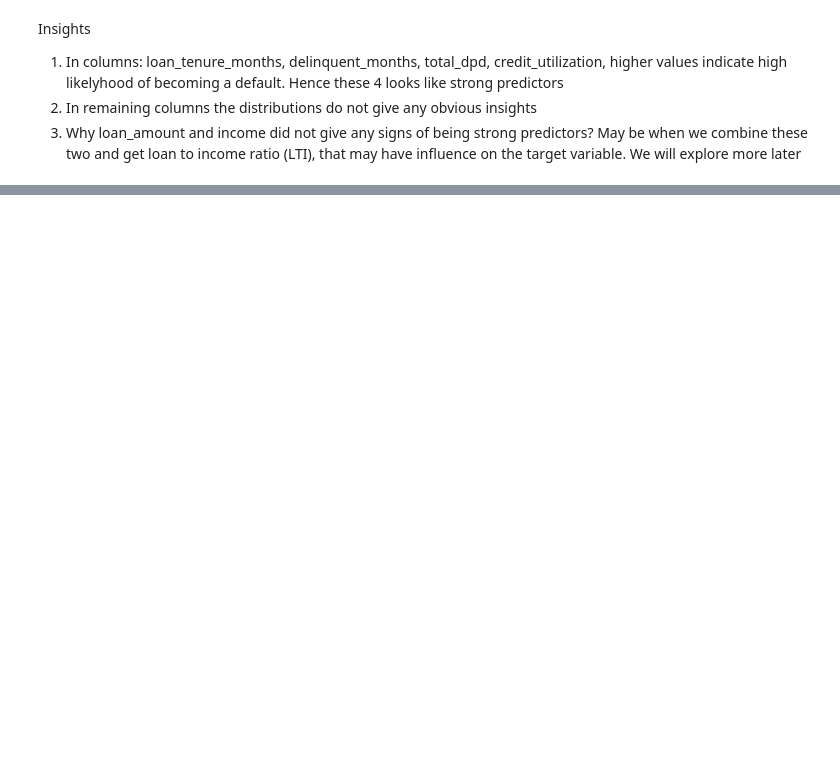
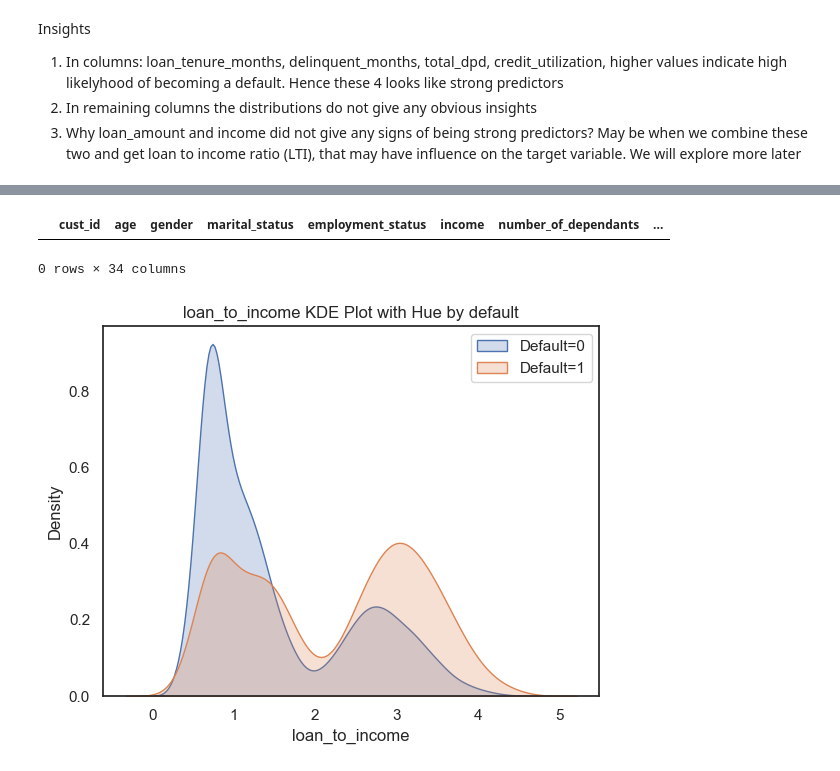
Before and after one commit to trijesh61/ML-Credit-Risk-Modelling, a Jupyter notebook: credit_risk_model.ipynb, the cells around one changed output, grey strips where cells are left out. Drawn from its saved outputs; the diff is of its cells as text; code cells hidden in the pictures; blank space fills up the shorter version.

```diff
--- a/credit_risk_model.ipynb
+++ b/credit_risk_model.ipynb
@@ -344,0 +350,6 @@ that may have influence on the target variable. We will explore more later
+# %%
+df_train_1["loan_to_income"]=df_train_1["loan_amount"]/df_train_1["income"]
+
+
+
+df_train_1["loan_to_income"]
@@ -344,0 +371,13 @@ that may have influence on the target variable. We will explore more later
+# %%
+df_test.head(0)
+# %% [output]
+|  | cust_id | age | gender | marital_status | employment_status | income | number_of_dependants | ... |
+0 rows × 34 columns
+# %%
+sns.kdeplot(df_train_1[df_train_1.default==0].loan_to_income,fill=True, label="Default=0")
+sns.kdeplot(df_train_1[df_train_1.default==1].loan_to_income,fill=True, label="Default=1")
+plt.title("loan_to_income KDE Plot with Hue by default")
+plt.legend()
+plt.show()
+# %% [output]
+[figure, added]
```
Also changed, not shown: parts of 49 cells of this notebook.
